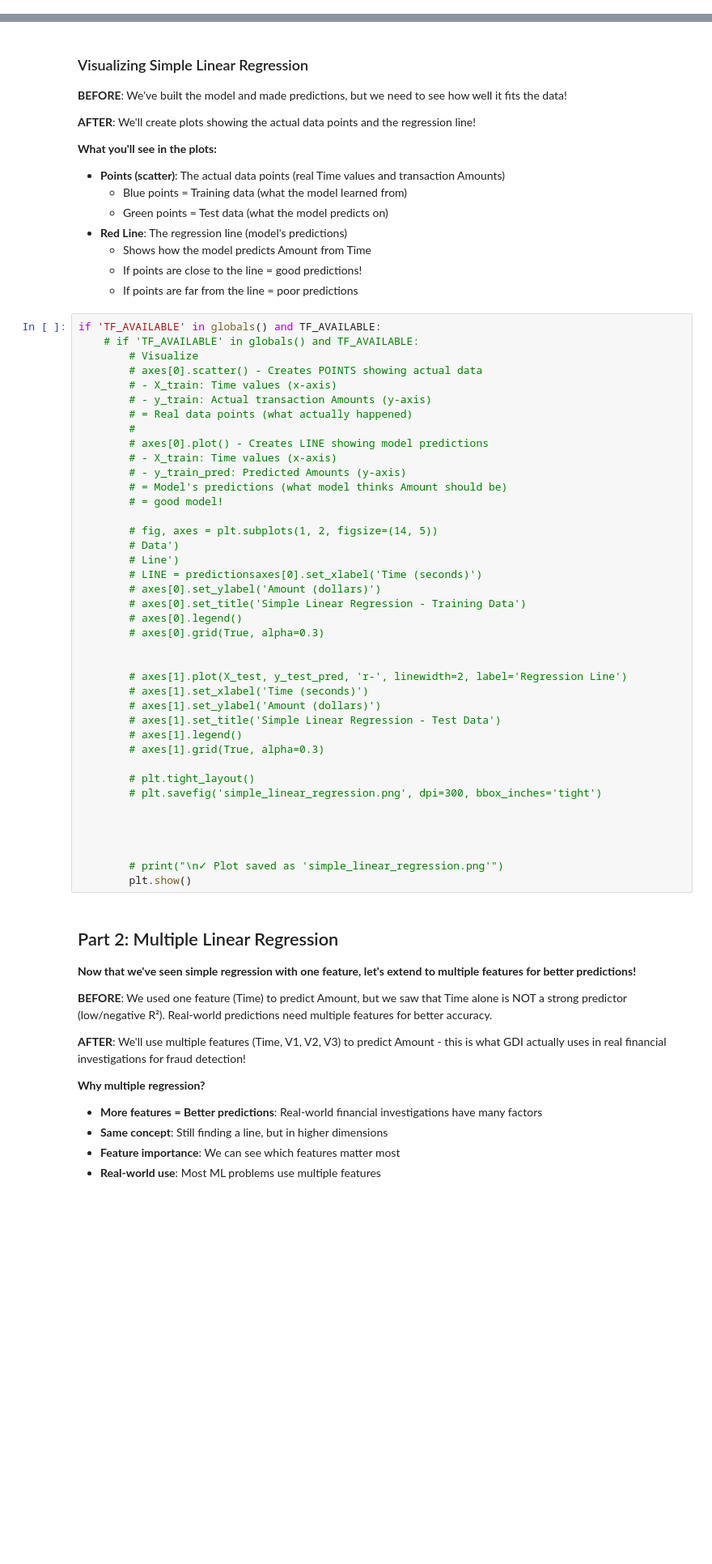
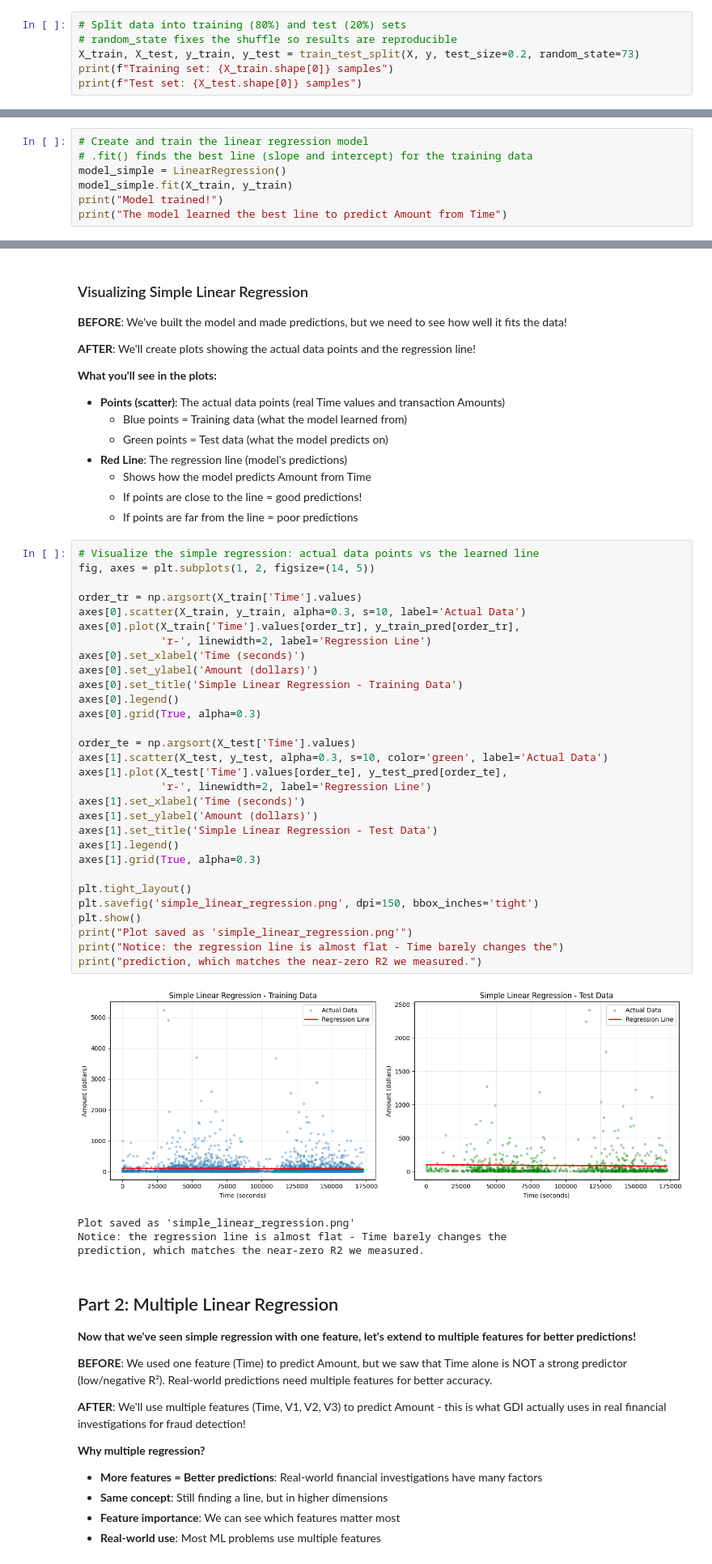
Before and after one commit to A-Alwabel/AI-Diploma-Program, a Jupyter notebook: Course 04/unit1-regression-algorithms/examples/04_linear_regression.ipynb, the cells around one changed output, grey strips where cells are left out. Shown at 81% size. Saved outputs shown, nothing was run; the diff lists cells and outputs as text; blank space fills up the shorter version.

```diff
--- a/Course 04/unit1-regression-algorithms/examples/04_linear_regression.ipynb
+++ b/Course 04/unit1-regression-algorithms/examples/04_linear_regression.ipynb
@@ -725,0 +423,6 @@ if 'TF_AVAILABLE' in globals() and TF_AVAILABLE:
+# %%
+# Split data into training (80%) and test (20%) sets
+# random_state fixes the shuffle so results are reproducible
+X_train, X_test, y_train, y_test = train_test_split(X, y, test_size=0.2, random_state=73)
+print(f"Training set: {X_train.shape[0]} samples")
+print(f"Test set: {X_test.shape[0]} samples")
@@ -725,0 +432,7 @@ if 'TF_AVAILABLE' in globals() and TF_AVAILABLE:
+# %%
+# Create and train the linear regression model
+# .fit() finds the best line (slope and intercept) for the training data
+model_simple = LinearRegression()
+model_simple.fit(X_train, y_train)
+print("Model trained!")
+print("The model learned the best line to predict Amount from Time")
@@ -1182,45 +533,40 @@ Cell skipped due to execution error.
   - If points are close to the line = good predictions!
   - If points are far from the line = poor predictions
 # %%
-if 'TF_AVAILABLE' in globals() and TF_AVAILABLE:
-    # if 'TF_AVAILABLE' in globals() and TF_AVAILABLE:
-        # Visualize
-        # axes[0].scatter() - Creates POINTS showing actual data
-        # - X_train: Time values (x-axis)
-        # - y_train: Actual transaction Amounts (y-axis)
-        # = Real data points (what actually happened)
-        #
-        # axes[0].plot() - Creates LINE showing model predictions
-        # - X_train: Time values (x-axis)
-        # - y_train_pred: Predicted Amounts (y-axis)
-        # = Model's predictions (what model thinks Amount should be)
-        # = good model!
+# Visualize the simple regression: actual data points vs the learned line
+fig, axes = plt.subplots(1, 2, figsize=(14, 5))
 
-        # fig, axes = plt.subplots(1, 2, figsize=(14, 5))
-        # Data')
-        # Line')
-        # LINE = predictionsaxes[0].set_xlabel('Time (seconds)')
-        # axes[0].set_ylabel('Amount (dollars)')
-        # axes[0].set_title('Simple Linear Regression - Training Data')
-        # axes[0].legend()
-        # axes[0].grid(True, alpha=0.3)
+order_tr = np.argsort(X_train['Time'].values)
+axes[0].scatter(X_train, y_train, alpha=0.3, s=10, label='Actual Data')
+axes[0].plot(X_train['Time'].values[order_tr], y_train_pred[order_tr],
+             'r-', linewidth=2, label='Regression Line')
+axes[0].set_xlabel('Time (seconds)')
+axes[0].set_ylabel('Amount (dollars)')
+axes[0].set_title('Simple Linear Regression - Training Data')
+axes[0].legend()
+axes[0].grid(True, alpha=0.3)
 
+order_te = np.argsort(X_test['Time'].values)
+axes[1].scatter(X_test, y_test, alpha=0.3, s=10, color='green', label='Actual Data')
+axes[1].plot(X_test['Time'].values[order_te], y_test_pred[order_te],
+             'r-', linewidth=2, label='Regression Line')
+axes[1].set_xlabel('Time (seconds)')
+axes[1].set_ylabel('Amount (dollars)')
+axes[1].set_title('Simple Linear Regression - Test Data')
+axes[1].legend()
+axes[1].grid(True, alpha=0.3)
 
-        # axes[1].plot(X_test, y_test_pred, 'r-', linewidth=2, label='Regression Line')
-        # axes[1].set_xlabel('Time (seconds)')
-        # axes[1].set_ylabel('Amount (dollars)')
-        # axes[1].set_title('Simple Linear Regression - Test Data')
-        # axes[1].legend()
-        # axes[1].grid(True, alpha=0.3)
-
-        # plt.tight_layout()
-        # plt.savefig('simple_linear_regression.png', dpi=300, bbox_inches='tight')
-
-
-
-
-        # print("\n✓ Plot saved as 'simple_linear_regression.png'")
-        plt.show()
+plt.tight_layout()
+plt.savefig('simple_linear_regression.png', dpi=150, bbox_inches='tight')
+plt.show()
+print("Plot saved as 'simple_linear_regression.png'")
+print("Notice: the regression line is almost flat - Time barely changes the")
+print("prediction, which matches the near-zero R2 we measured.")
+# %% [output]
+[figure, added]
+Plot saved as 'simple_linear_regression.png'
+Notice: the regression line is almost flat - Time barely changes the
+prediction, which matches the near-zero R2 we measured.
 # %% [markdown]
 ## Part 2: Multiple Linear Regression
 
```
Also changed, not shown: parts of 43 cells of this notebook, 5 other files.
